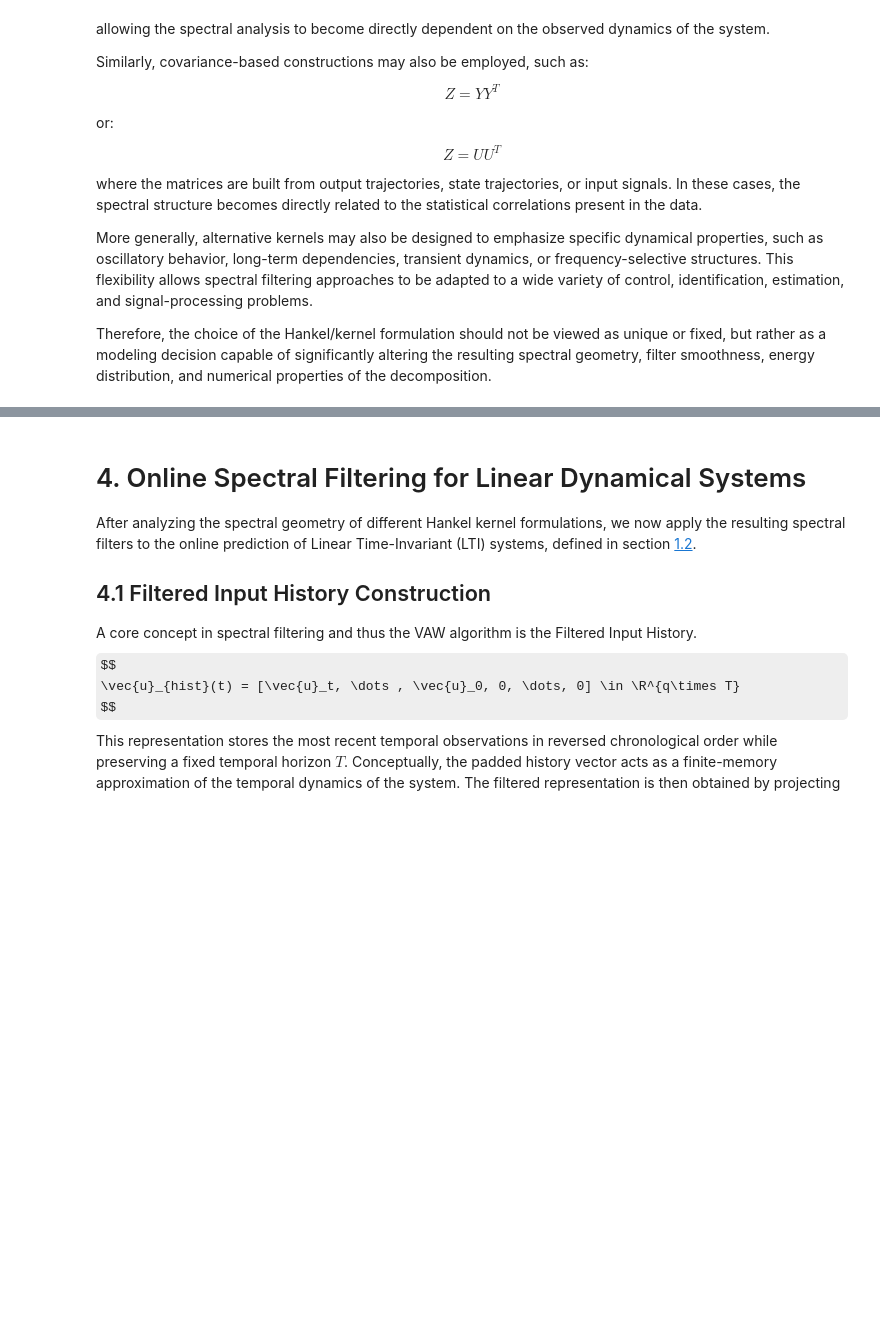
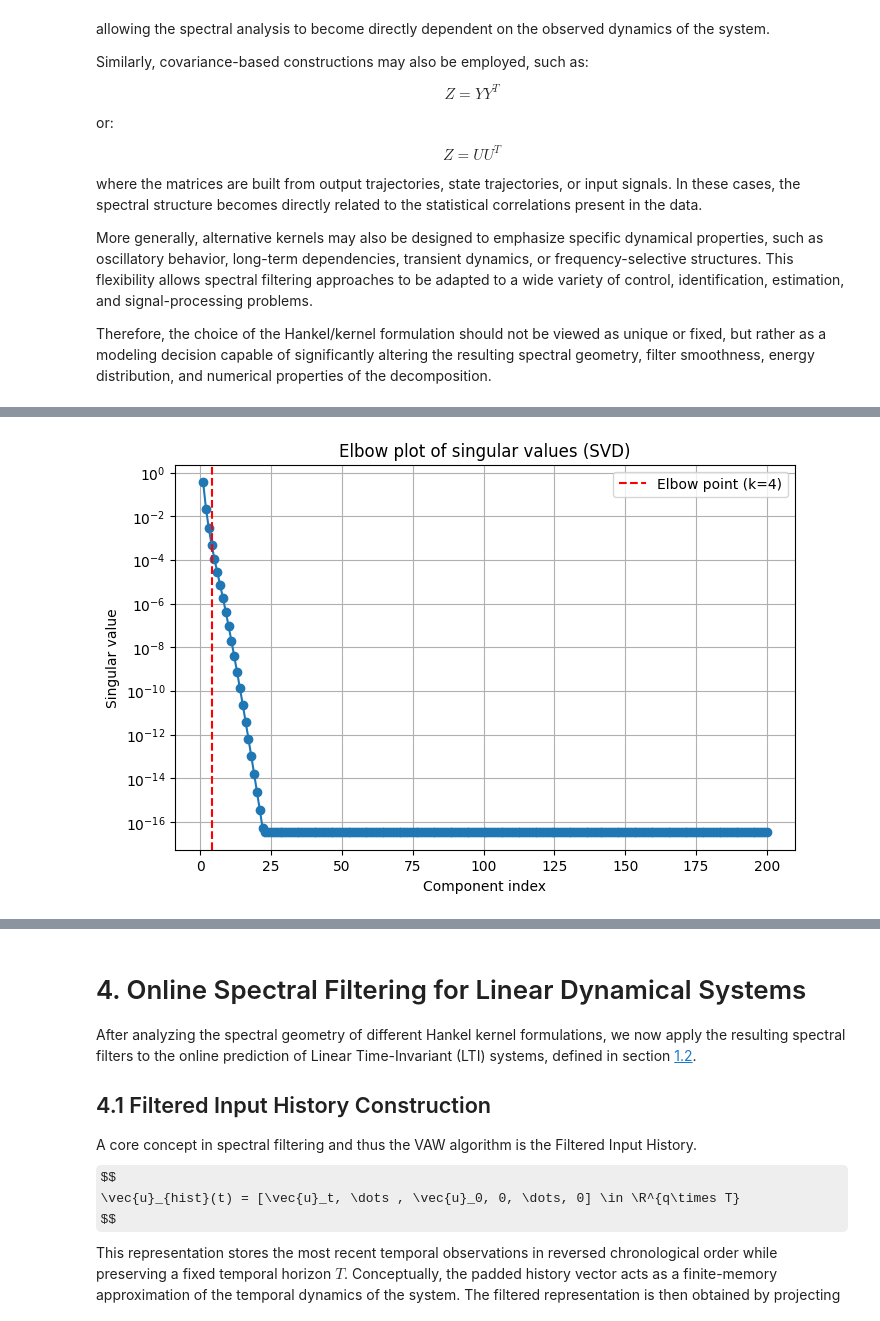
Before and after one commit to RicksonMonteiroML/spectral-Filtering-with-vaw, a Jupyter notebook: notebooks/00_introduction_spectral_filtering_with_vaw.ipynb, the cells around one changed output, grey strips where cells are left out. Cells and saved outputs as stored; diff of their text form; code cells hidden in the pictures; some formulas as TeX source; blank space fills up the shorter version.

Commit message:
MD-elbow/energy; New chapter

```diff
--- a/notebooks/00_introduction_spectral_filtering_with_vaw.ipynb
+++ b/notebooks/00_introduction_spectral_filtering_with_vaw.ipynb
@@ -655,0 +574,97 @@ Therefore, the choice of the Hankel/kernel formulation should not be viewed as u
+# %%
+
+# ============================================================
+# Helper function: find elbow point
+# ============================================================
+def find_elbow_point(S):
+    """
+    Find the index of the elbow point on the singular value curve
+    using the perpendicular distance to the line from first to last point.
+    Returns 1-indexed number of components.
+    """
+    n = len(S)
+    y = S / S[0]                     # normalize by the largest singular value
+    vec = np.array([n - 1, y[-1] - y[0]])  # vector from first to last point
+    distances = []
+    for i in range(n):
+        p = np.array([i, y[i]])
+        t = np.dot(p - np.array([0, y[0]]), vec) / np.dot(vec, vec)
+        proj = np.array([0, y[0]]) + t * vec
+        dist = np.linalg.norm(p - proj)
+        distances.append(dist)
+    elbow_idx = np.argmax(distances)
+    return elbow_idx + 1   # 1-indexed
+
+# ============================================================
+# Energy method
+# ============================================================
+energy = np.cumsum(S**2) / np.sum(S**2)
+
+thresholds = [0.90, 0.95, 0.99, 0.999, 0.9999, 0.99999]
+energy_labels = ['90% energy', '95% energy', '99% energy',
+                 '99.9% energy', '99.99% energy', '99.999% energy']
+
+ks_energy = [np.argmax(energy >= thr) + 1 for thr in thresholds]
+
+for label, k in zip(energy_labels, ks_energy):
+    print(f'{label}: k = {k}')
+
+# Build the filter sets (first k left singular vectors)
+filters_energy = [U[:, :k] for k in ks_energy]
+
+# ============================================================
+# Elbow method
+# ============================================================
+k_elbow = find_elbow_point(S)
+print(f'Elbow method suggests: k = {k_elbow}')
+filter_elbow = U[:, :k_elbow]
+
+# ============================================================
+# Fixed filters for comparison (optional)
+# ============================================================
+filters_fixed = [U[:, :4], U[:, :16], U[:, :32]]
+fixed_labels = ['4 fixed filters', '16 fixed filters', '32 fixed filters']
+
+# ============================================================
+# Combine all filters and labels for later comparison
+# ============================================================
+all_filters = filters_energy + [filter_elbow] + filters_fixed
+all_labels = energy_labels + [f'Elbow (k={k_elbow})'] + fixed_labels
+
+# ============================================================
+# Plot the elbow curve
+# ============================================================
+plt.figure(figsize=(8, 5))
+plt.plot(range(1, len(S)+1), S, marker='o')
+plt.xlabel("Component index")
+plt.ylabel("Singular value")
+plt.title("Elbow plot of singular values (SVD)")
+plt.grid(True)
+plt.yscale("log")
+plt.axvline(x=k_elbow, color='red', linestyle='--', label=f'Elbow point (k={k_elbow})')
+plt.legend()
+plt.show()
+
+# ============================================================
+# (Optional) Plot the first few spectral filters from the elbow choice
+# ============================================================
+plt.figure(figsize=(12, 6))
+for i in range(min(k_elbow, 10)):
+    plt.plot(filter_elbow[:, i], label=f'Filter {i}')
+plt.title(f"Spectral filters (elbow, k={k_elbow})")
+plt.xlabel("Time")
+plt.ylabel("Amplitude")
+plt.legend()
+plt.grid(True)
+plt.show()
+
+# ============================================================
+# Visualize the Hankel matrix with its singular values
+# ============================================================
+display_hankel_matrix(
+    Z_diff,
+    S,
+    U,
+    plotting_singular_values=True
+)
+# %% [output]
@@ -655,0 +678 @@ Therefore, the choice of the Hankel/kernel formulation should not be viewed as u
+[figure, added]
```
Also changed, not shown: parts of 8 cells of this notebook.
